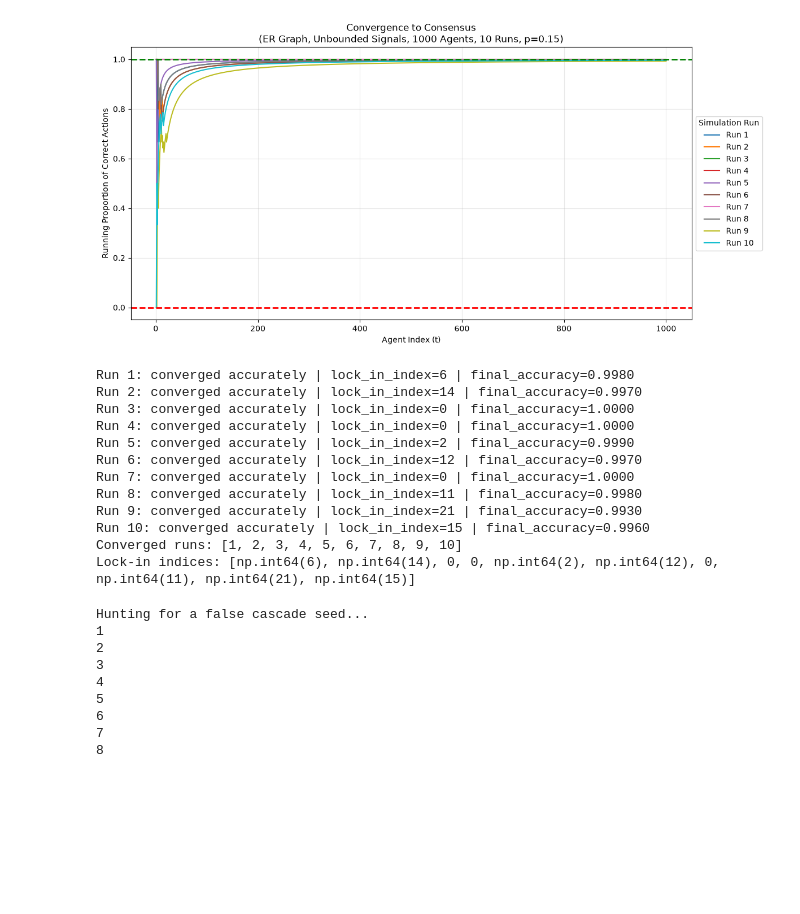
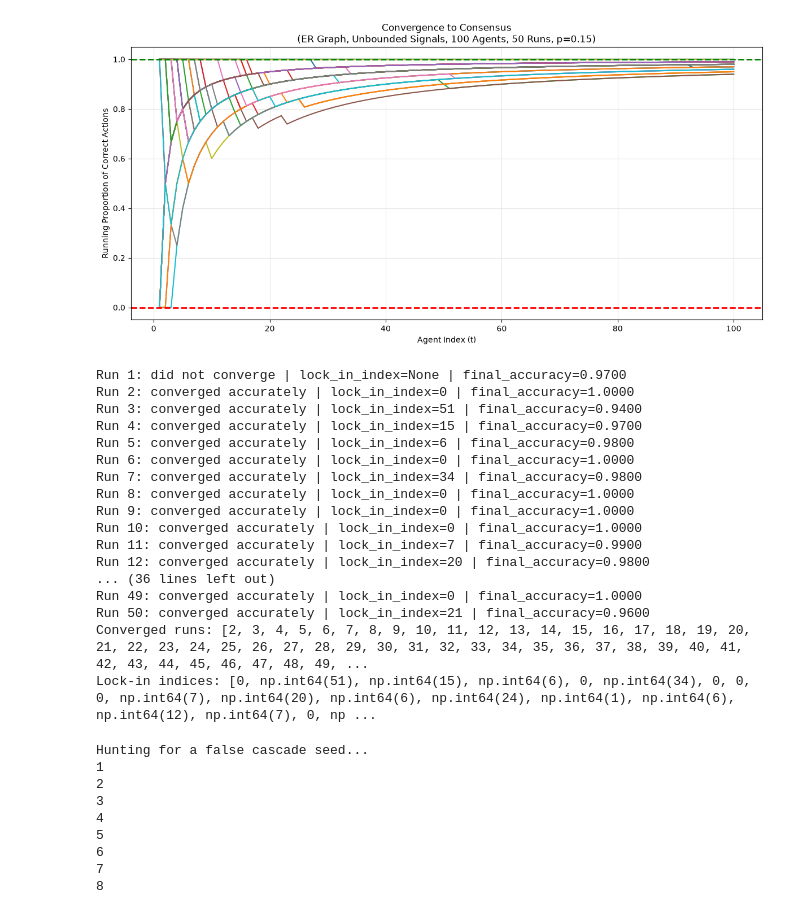
Before and after one commit to ys4ys4/Dynamic-Bayesian-Games-on-Random-Networks, a Jupyter notebook: SLM_testing.ipynb, the cells around one changed output. Saved outputs shown, nothing was run; the diff lists cells and outputs as text; code cells hidden in the pictures; blank space fills up the shorter version.

```diff
--- a/SLM_testing.ipynb
+++ b/SLM_testing.ipynb
@@ -89,25 +109,30 @@ Lock-in indices: []
 # %%
 # Theorem 2.
 p_val = 0.15
-result = run_sim('ER', 'unbounded', agents=1000, runs=10, seed=123, p=p_val)
+result = run_sim('ER', 'unbounded', agents=100, runs=50, seed=123, p=p_val)
 
 title = f"Convergence to Consensus\n({result.params['graph_type']} Graph, {result.params['signal_type'].title()} Signals, {result.params['agents']} Agents, {result.params['runs']} Runs, p={result.params['p']:.2f})"
 plot_convergence(result, title)
 summarise_convergence_metrics(result)
 # %% [output]
-[figure, old version]
+[figure, new version]
-Run 1: converged accurately | lock_in_index=6 | final_accuracy=0.9980
-Run 2: converged accurately | lock_in_index=14 | final_accuracy=0.9970
-Run 3: converged accurately | lock_in_index=0 | final_accuracy=1.0000
-Run 4: converged accurately | lock_in_index=0 | final_accuracy=1.0000
-Run 5: converged accurately | lock_in_index=2 | final_accuracy=0.9990
-Run 6: converged accurately | lock_in_index=12 | final_accuracy=0.9970
-Run 7: converged accurately | lock_in_index=0 | final_accuracy=1.0000
-Run 8: converged accurately | lock_in_index=11 | final_accuracy=0.9980
-Run 9: converged accurately | lock_in_index=21 | final_accuracy=0.9930
-Run 10: converged accurately | lock_in_index=15 | final_accuracy=0.9960
-Converged runs: [1, 2, 3, 4, 5, 6, 7, 8, 9, 10]
-Lock-in indices: [np.int64(6), np.int64(14), 0, 0, np.int64(2), np.int64(12), 0, np.int64(11), np.int64(21), np.int64(15)]
+Run 1: did not converge | lock_in_index=None | final_accuracy=0.9700
+Run 2: converged accurately | lock_in_index=0 | final_accuracy=1.0000
+Run 3: converged accurately | lock_in_index=51 | final_accuracy=0.9400
+Run 4: converged accurately | lock_in_index=15 | final_accuracy=0.9700
+Run 5: converged accurately | lock_in_index=6 | final_accuracy=0.9800
+Run 6: converged accurately | lock_in_index=0 | final_accuracy=1.0000
+Run 7: converged accurately | lock_in_index=34 | final_accuracy=0.9800
+Run 8: converged accurately | lock_in_index=0 | final_accuracy=1.0000
+Run 9: converged accurately | lock_in_index=0 | final_accuracy=1.0000
+Run 10: converged accurately | lock_in_index=0 | final_accuracy=1.0000
+Run 11: converged accurately | lock_in_index=7 | final_accuracy=0.9900
+Run 12: converged accurately | lock_in_index=20 | final_accuracy=0.9800
+... (36 lines left out)
+Run 49: converged accurately | lock_in_index=0 | final_accuracy=1.0000
+Run 50: converged accurately | lock_in_index=21 | final_accuracy=0.9600
+Converged runs: [2, 3, 4, 5, 6, 7, 8, 9, 10, 11, 12, 13, 14, 15, 16, 17, 18, 19, 20, 21, 22, 23, 24, 25, 26, 27, 28, 29, 30, 31, 32, 33, 34, 35, 36, 37, 38, 39, 40, 41, 42, 43, 44, 45, 46, 47, 48, 49, ...
+Lock-in indices: [0, np.int64(51), np.int64(15), np.int64(6), 0, np.int64(34), 0, 0, 0, np.int64(7), np.int64(20), np.int64(6), np.int64(24), np.int64(1), np.int64(6), np.int64(12), np.int64(7), 0, np ...
 # %%
 from simulations import run_sim
 
```
Also changed, not shown: parts of 4 cells of this notebook, 2 other files.
